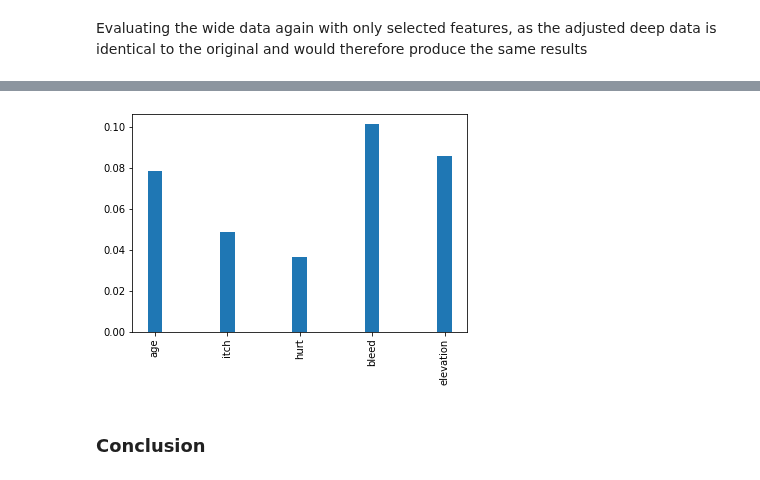
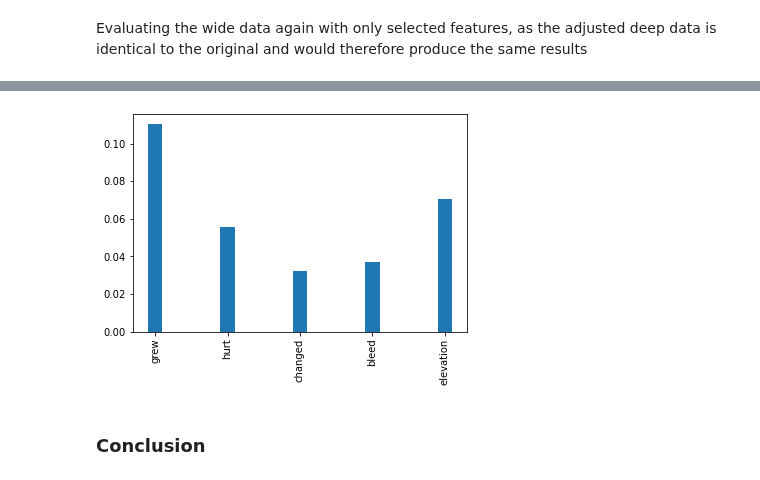
Before and after one commit to julielhagen/First-Year-Project, a Jupyter notebook: code/open_question.ipynb, the cells around one changed output, grey strips where cells are left out. Cells and saved outputs as stored; diff of their text form; code cells hidden in the pictures.

```diff
--- a/code/open_question.ipynb
+++ b/code/open_question.ipynb
@@ -439,20 +459,19 @@ Wide data (adjusted): {'Accuracy': 0.7713888888888889, 'Recall': 0.8169565217391
 # %%
-from model import *
 feature_selector = train_feature_selector(X2_adjusted, y2, 5)
 scores = feature_scores(feature_selector)
 
 def plot_feature_scores(scores, X_train):
     # Get no. of features
     features = len(scores)
 
     # Visualize feature scores
     plt.bar(np.arange(0,features), scores, width=.2)
     plt.xticks(np.arange(0,features), list(X_train.columns), rotation='vertical')
     plt.show()
 
-plot_feature_scores(scores, X1)
+plot_feature_scores(scores, X2_adjusted)
 # %% [output]
-[figure, old version]
+[figure, new version]
 # %% [markdown]
 ### Conclusion
 # %% [markdown]
```
Also changed, not shown: parts of 6 cells of this notebook, 1 other file.
